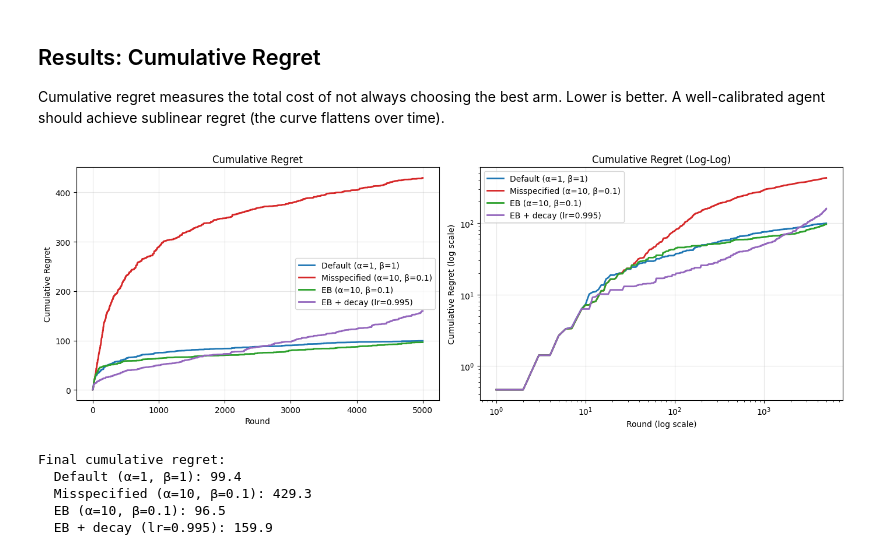
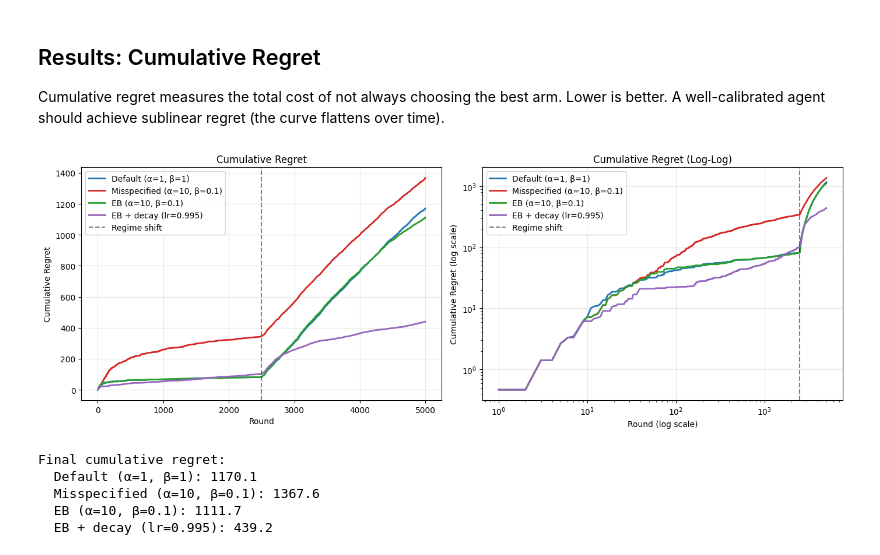
Before and after one commit to bayesianbandits/bayesianbandits, a Jupyter notebook: docs/notebooks/empirical-bayes.ipynb, the cells around one changed output. Drawn from its saved outputs; the diff is of its cells as text; code cells hidden in the pictures.

```diff
--- a/docs/notebooks/empirical-bayes.ipynb
+++ b/docs/notebooks/empirical-bayes.ipynb
@@ -27,19 +34,28 @@ from numpy.typing import NDArray
 
 rng = np.random.default_rng(42)
 
-# True coefficients for 4 arms (intercept + 3 features)
-TRUE_COEFS = np.array([
-    [1.0, 0.5, -0.3, 0.2],   # arm 0: moderate baseline, feature-dependent
-    [-0.5, 0.8, 0.1, -0.4],  # arm 1: low baseline, strong feature 1 effect
-    [0.3, -0.2, 0.6, 0.1],   # arm 2: moderate, strong feature 2 effect
-    [0.0, 0.1, 0.1, 0.7],    # arm 3: low baseline, strong feature 3 effect
+# Phase 1: strong signal, low noise
+TRUE_COEFS_1 = np.array([
+    [1.0, 0.5, -0.3, 0.2],   # arm 0: best on average
+    [-0.5, 0.8, 0.1, -0.4],  # arm 1
+    [0.3, -0.2, 0.6, 0.1],   # arm 2
+    [0.0, 0.1, 0.1, 0.7],    # arm 3
 ])
+TRUE_NOISE_STD_1 = 0.5  # beta_true = 4.0
 
-N_ARMS = TRUE_COEFS.shape[0]
+# Phase 2: weaker signal, noisier — different optimal hyperparams
+TRUE_COEFS_2 = np.array([
+    [0.0, 0.1, 0.1, -0.1],   # arm 0: was best, now weakest
+    [0.3, 0.2, 0.3, 0.2],    # arm 1: now best (moderate, uniform)
+    [-0.2, 0.1, -0.1, 0.1],  # arm 2
+    [0.1, -0.1, 0.2, 0.1],   # arm 3
+])
+TRUE_NOISE_STD_2 = 1.0  # beta_true = 1.0
+
+SHIFT_ROUND = 2500
+
+N_ARMS = TRUE_COEFS_1.shape[0]
 FEATURE_NAMES = ["intercept", "feature_1", "feature_2", "feature_3"]
-
-# True noise standard deviation (unknown to the agents)
-TRUE_NOISE_STD = 0.5
 
 
 class LinearRewardOracle:
@@ -63,7 +79,7 @@ class LinearRewardOracle:
         return self.expected_reward(arm_idx) + rng.normal(0, self.noise_std)
 
 
-oracle = LinearRewardOracle(TRUE_COEFS, TRUE_NOISE_STD)
+oracle = LinearRewardOracle(TRUE_COEFS_1, TRUE_NOISE_STD_1)
 # %% [markdown]
 ## Defining the Arms and Agents
 
@@ -166,6 +182,11 @@ eb_decay_alpha_history = []
 eb_decay_beta_history = []
 
 for t in range(N_ROUNDS):
+    # Regime shift at the midpoint
+    if t == SHIFT_ROUND:
+        oracle.coefs = TRUE_COEFS_2
+        oracle.noise_std = TRUE_NOISE_STD_2
+
     context = contexts[[t]]  # shape (1, 4)
     oracle.set_context(contexts[t])
     optimal_rewards[t] = oracle.best_expected_reward()
@@ -220,39 +241,41 @@ for name in agents:
     regret = np.cumsum(optimal_rewards - expected_rewards[name])
     ax1.plot(regret, label=name, linewidth=2, color=colors[name])
 
+ax1.axvline(x=SHIFT_ROUND, color="black", linestyle="--", alpha=0.5, label="Regime shift")
 ax1.set_xlabel("Round")
 ax1.set_ylabel("Cumulative Regret")
 ax1.set_title("Cumulative Regret")
 ax1.legend()
 ax1.grid(True, alpha=0.3)
 
 # Log-log scale to see sublinear behavior
 rounds = np.arange(1, N_ROUNDS + 1)
 for name in agents:
     regret = np.cumsum(optimal_rewards - expected_rewards[name])
     ax2.loglog(rounds, regret, label=name, linewidth=2, color=colors[name])
 
+ax2.axvline(x=SHIFT_ROUND, color="black", linestyle="--", alpha=0.5, label="Regime shift")
 ax2.set_xlabel("Round (log scale)")
 ax2.set_ylabel("Cumulative Regret (log scale)")
 ax2.set_title("Cumulative Regret (Log-Log)")
 ax2.legend()
 ax2.grid(True, alpha=0.3)
 
 plt.tight_layout()
 plt.show()
 
 # Print final regret values
 print("Final cumulative regret:")
 for name in agents:
     regret = np.cumsum(optimal_rewards - expected_rewards[name])[-1]
     print(f"  {name}: {regret:.1f}")
 # %% [output]
-[figure, old version]
+[figure, new version]
 Final cumulative regret:
-  Default (α=1, β=1): 99.4
-  Misspecified (α=10, β=0.1): 429.3
-  EB (α=10, β=0.1): 96.5
-  EB + decay (lr=0.995): 159.9
+  Default (α=1, β=1): 1170.1
+  Misspecified (α=10, β=0.1): 1367.6
+  EB (α=10, β=0.1): 1111.7
+  EB + decay (lr=0.995): 439.2
 # %% [markdown]
 **What to notice:**
 
```
Also changed, not shown: parts of 9 cells of this notebook.
